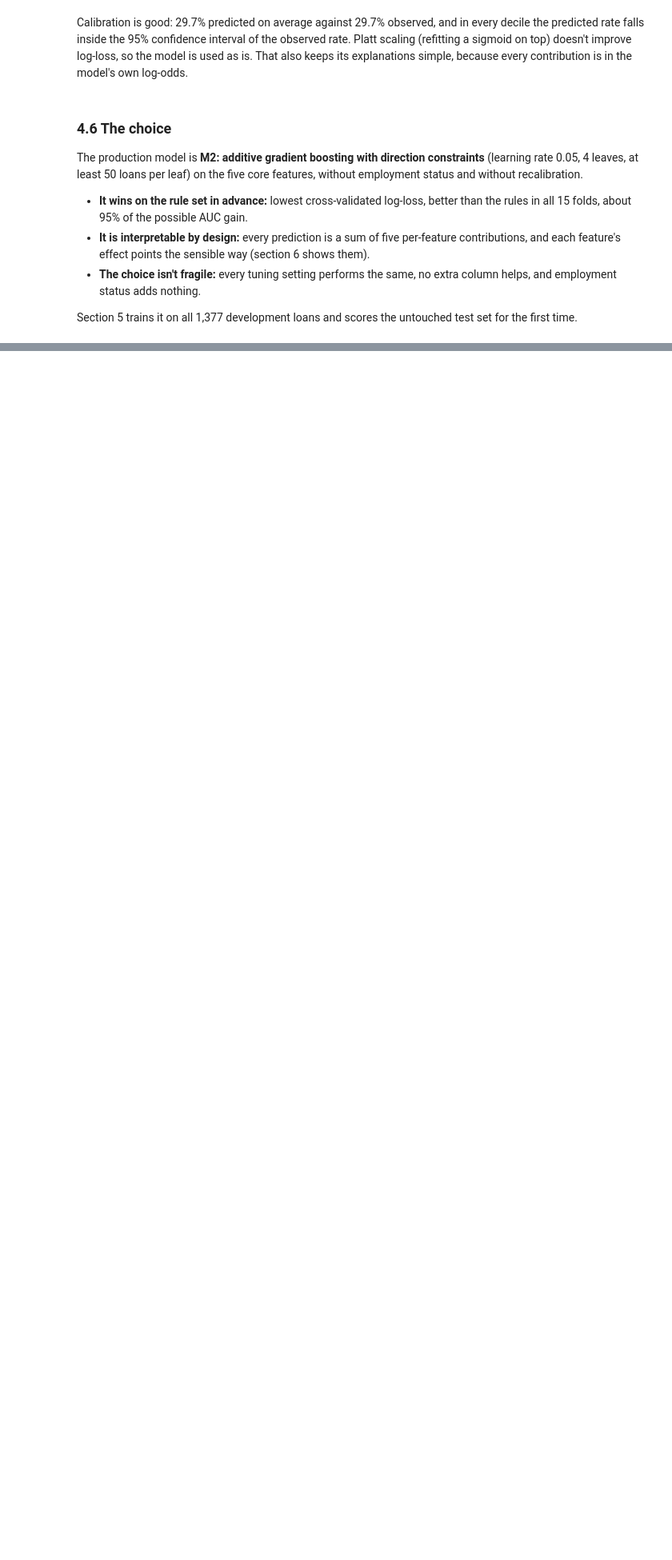
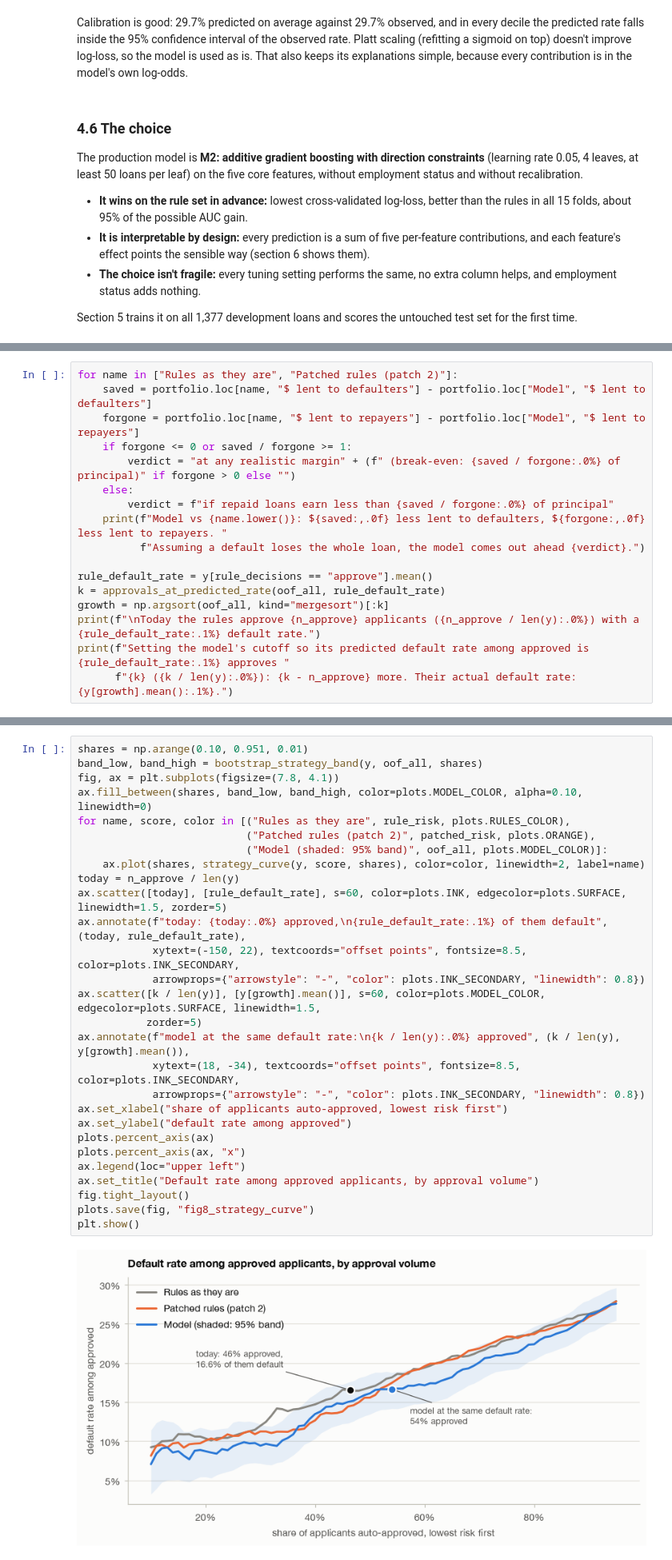
Before and after one commit to smparc/loan-default-model-matthew-park, a Jupyter notebook: analysis.ipynb, the cells around one changed output, grey strips where cells are left out. Shown at 80% size. Cells and saved outputs as stored; diff of their text form; blank space fills up the shorter version.

```diff
--- a/analysis.ipynb
+++ b/analysis.ipynb
@@ -1059,0 +1289,17 @@ time.
+# %%
+for name in ["Rules as they are", "Patched rules (patch 2)"]:
+    saved = portfolio.loc[name, "$ lent to defaulters"] - portfolio.loc["Model", "$ lent to defaulters"]
+    forgone = portfolio.loc[name, "$ lent to repayers"] - portfolio.loc["Model", "$ lent to repayers"]
+    if forgone <= 0 or saved / forgone >= 1:
+        verdict = "at any realistic margin" + (f" (break-even: {saved / forgone:.0%} of principal)" if forgone > 0 else "")
+    else:
+        verdict = f"if repaid loans earn less than {saved / forgone:.0%} of principal"
+    print(f"Model vs {name.lower()}: ${saved:,.0f} less lent to defaulters, ${forgone:,.0f} less lent to repayers. "
+          f"Assuming a default loses the whole loan, the model comes out ahead {verdict}.")
+
+rule_default_rate = y[rule_decisions == "approve"].mean()
+k = approvals_at_predicted_rate(oof_all, rule_default_rate)
+growth = np.argsort(oof_all, kind="mergesort")[:k]
+print(f"\nToday the rules approve {n_approve} applicants ({n_approve / len(y):.0%}) with a {rule_default_rate:.1%} default rate.")
+print(f"Setting the model's cutoff so its predicted default rate among approved is {rule_default_rate:.1%} approves "
+      f"{k} ({k / len(y):.0%}): {k - n_approve} more. Their actual default rate: {y[growth].mean():.1%}.")
@@ -1059,0 +1312,30 @@ time.
+# %%
+shares = np.arange(0.10, 0.951, 0.01)
+band_low, band_high = bootstrap_strategy_band(y, oof_all, shares)
+fig, ax = plt.subplots(figsize=(7.8, 4.1))
+ax.fill_between(shares, band_low, band_high, color=plots.MODEL_COLOR, alpha=0.10, linewidth=0)
+for name, score, color in [("Rules as they are", rule_risk, plots.RULES_COLOR),
+                           ("Patched rules (patch 2)", patched_risk, plots.ORANGE),
+                           ("Model (shaded: 95% band)", oof_all, plots.MODEL_COLOR)]:
+    ax.plot(shares, strategy_curve(y, score, shares), color=color, linewidth=2, label=name)
+today = n_approve / len(y)
+ax.scatter([today], [rule_default_rate], s=60, color=plots.INK, edgecolor=plots.SURFACE, linewidth=1.5, zorder=5)
+ax.annotate(f"today: {today:.0%} approved,\n{rule_default_rate:.1%} of them default", (today, rule_default_rate),
+            xytext=(-150, 22), textcoords="offset points", fontsize=8.5, color=plots.INK_SECONDARY,
+            arrowprops={"arrowstyle": "-", "color": plots.INK_SECONDARY, "linewidth": 0.8})
+ax.scatter([k / len(y)], [y[growth].mean()], s=60, color=plots.MODEL_COLOR, edgecolor=plots.SURFACE, linewidth=1.5,
+           zorder=5)
+ax.annotate(f"model at the same default rate:\n{k / len(y):.0%} approved", (k / len(y), y[growth].mean()),
+            xytext=(18, -34), textcoords="offset points", fontsize=8.5, color=plots.INK_SECONDARY,
+            arrowprops={"arrowstyle": "-", "color": plots.INK_SECONDARY, "linewidth": 0.8})
+ax.set_xlabel("share of applicants auto-approved, lowest risk first")
+ax.set_ylabel("default rate among approved")
+plots.percent_axis(ax)
+plots.percent_axis(ax, "x")
+ax.legend(loc="upper left")
+ax.set_title("Default rate among approved applicants, by approval volume")
+fig.tight_layout()
+plots.save(fig, "fig8_strategy_curve")
+plt.show()
+# %% [output]
+[figure, added]
```
Also changed, not shown: parts of 17 cells of this notebook, 11 other files.
